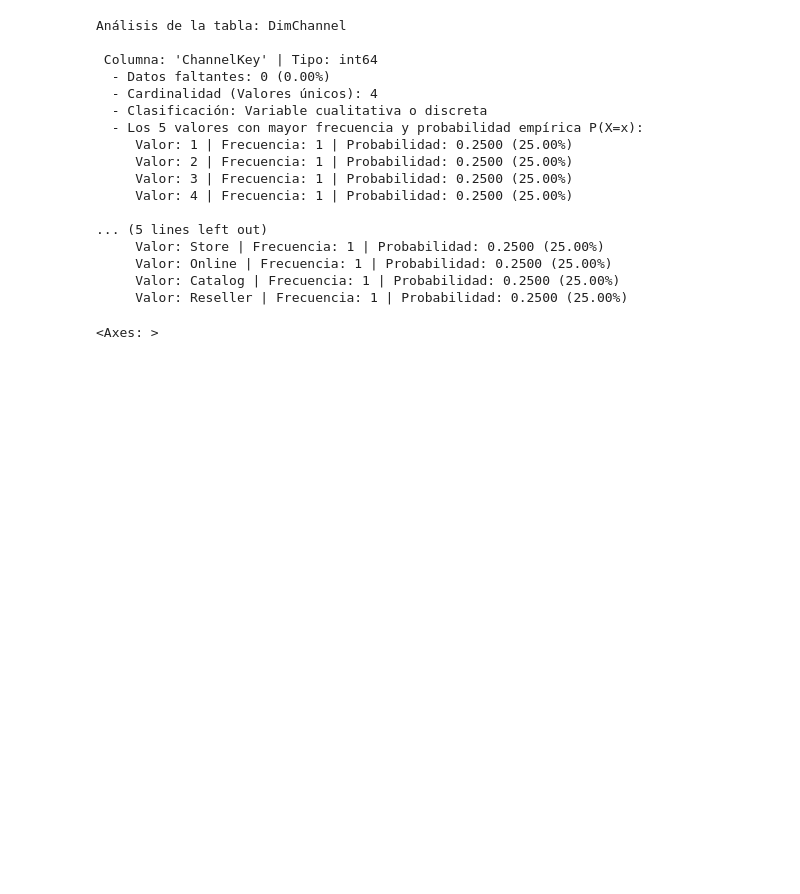
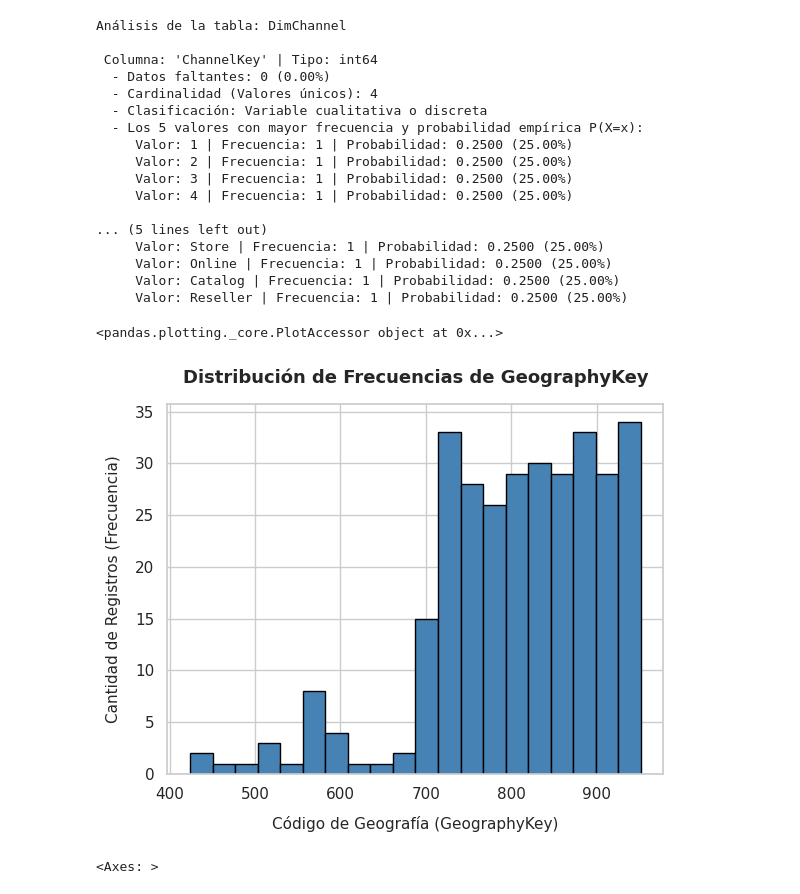
Before and after one commit to DarkLyng/Proyecto_Modelos, a Jupyter notebook: Proyecto_Modelos_.ipynb, the cells around one changed output. Saved outputs shown, nothing was run; the diff lists cells and outputs as text; code cells hidden in the pictures; blank space fills up the shorter version.

```diff
--- a/Proyecto_Modelos_.ipynb
+++ b/Proyecto_Modelos_.ipynb
@@ -318,6 +318,23 @@ Análisis de la tabla: DimChannel
 # %%
 #tablas[7]["SalesQuantity"].plot.kde()
 #plt.xlim([0,50])
+# %%
+tablas[3]["ProductCategory"].plot
+# %% [output]
+<pandas.plotting._core.PlotAccessor object at 0x...>
+# %%
+# 1. Creás el histograma
+tablas[6]["GeographyKey"].hist(bins=20, color='steelblue', edgecolor='black')
+
+# 2. Agregás las etiquetas de los ejes y el título
+plt.title("Distribución de Frecuencias de GeographyKey", fontsize=13, fontweight='bold', pad=15)
+plt.xlabel("Código de Geografía (GeographyKey)", fontsize=11, labelpad=10)
+plt.ylabel("Cantidad de Registros (Frecuencia)", fontsize=11, labelpad=10)
+
+# 3. Mostrás el gráfico de forma limpia
+plt.show()
+# %% [output]
+[figure, added]
 # %%
 tablas[6]["GeographyKey"].hist()
 # %% [output]
```
